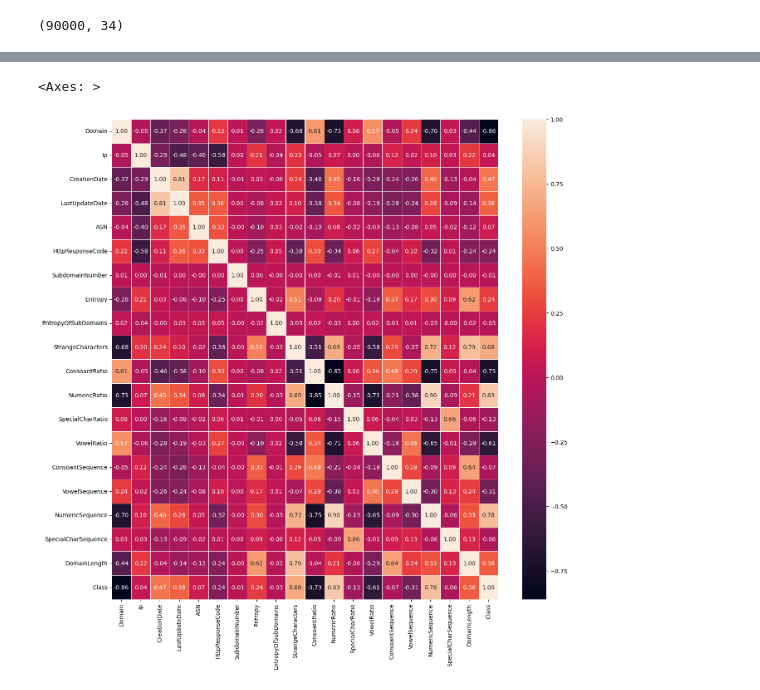
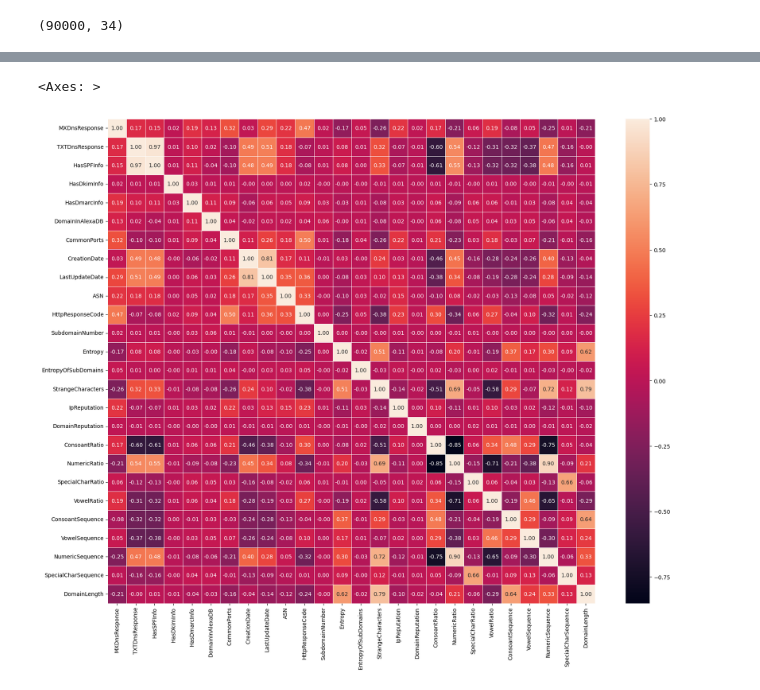
Before and after one commit to matteoturnu/NetSecProject, a Jupyter notebook: NetSec_Project.ipynb, the cells around one changed output, grey strips where cells are left out. Saved outputs shown, nothing was run; the diff lists cells and outputs as text; code cells hidden in the pictures.

Commit message:
Update table to include boolean

```diff
--- a/NetSec_Project.ipynb
+++ b/NetSec_Project.ipynb
@@ -205,14 +170,12 @@ Name: Entropy, Length: 90000, dtype: int64
 # %%
 import seaborn as sns
 import matplotlib.pyplot as plt
-#corr[0][] = traffic_df['Entropy'].corr(traffic_df['Entropy'])
 
-new_numeric_dataset = traffic_df.select_dtypes(include='number')
-# print(new_numeric_dataset)
+new_numeric_dataset = traffic_df.select_dtypes(include=['number','boolean'])
+new_numeric_dataset = new_numeric_dataset.drop(columns=['Domain', 'Ip', 'Class'])
 corr_matrix = new_numeric_dataset.corr()
-#print(corr_matrix)
-plt.figure(figsize=(15, 15))
+plt.figure(figsize=(20, 16))
 sns.heatmap(corr_matrix, annot=True, linewidth=0.5, fmt='.2f')
 # %% [output]
 <Axes: >
-[figure, old version]
+[figure, new version]
```
Also changed, not shown: parts of 2 cells of this notebook.
